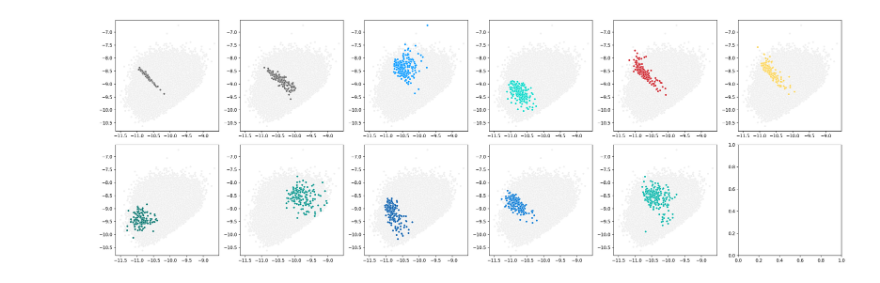
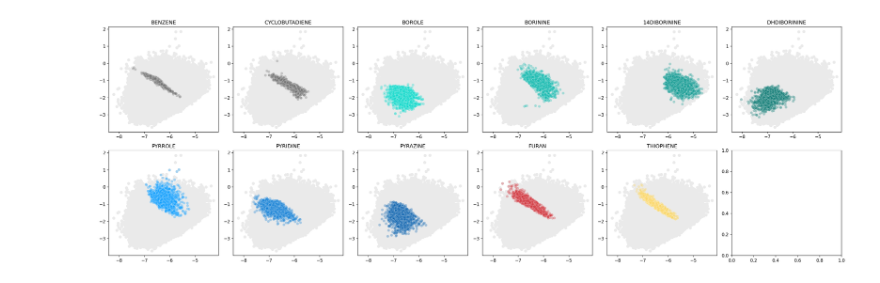
Before and after one commit to e-mayo/compas-analyisis, a Jupyter notebook: notebooks/chemical_space.ipynb, the cells around one changed output. Cells and saved outputs as stored; diff of their text form; code cells hidden in the pictures.

Commit message:
update add interger ticks

```diff
--- a/notebooks/chemical_space.ipynb
+++ b/notebooks/chemical_space.ipynb
@@ -8,40 +16,50 @@ import numpy as np
 # %%
 df = pd.read_csv(".temp/data/compas-2x.csv", index_col=0).query('charge == 0')
+df = pd.read_csv(".temp/data/compas-2x.csv", index_col=0).query('charge == 0')
 # %%
-
 def get_query(bblock):
     query = "benzene != 0 "
     for ring in heterocycles_colors.keys():
         if ring == "benzene": continue
         if ring == bblock:
             query += f"& `{ring}` != 0 "
             continue
         query += f"& `{ring}` == 0 "
     return query
 
-df = df.sample(50000)
 # make a grid plot for each properties n_cols = 6, infer n_rows
 n_cols = 6
 n_rows = int(np.ceil(len(heterocycles_colors) / n_cols))
 
 fig, axes = plt.subplots(nrows=n_rows, ncols=n_cols, figsize=(4 * n_cols, 4 * n_rows), dpi=150,)
 axes = axes.flatten()
 
 for i, (ring, color) in enumerate(heterocycles_colors.items()):
     sns.scatterplot(data=df,
-                    x='homo',y='lumo',s=20,color="#EFEFEF",ax=axes[i] )
+                    x='homo_corr',y='lumo_corr',s=40,color="#EAEAEA",
+                    edgecolor=None,
+                    ax=axes[i])
     sns.scatterplot(data=df.query(get_query(ring)),
-                    x='homo',y='lumo',s=20,color=color,ax=axes[i] )
+                    x='homo_corr',y='lumo_corr',s=40,color=color,
+                    # edgecolor=None,
+                    alpha=0.3,
+                    ax=axes[i] )
     # remove axis
-    # axes[i].set_xlim([-11.5, -8.5])
-    # axes[i].set_ylim([-10.5, -7.5])
-    # set sqaure aspect
-    # axes[i].set_aspect('equal')
-    # set axis off
+    # axes[i].set_xlim([-8, -4])
+    # axes[i].set_ylim([-4, 1])
+    # show only three tickts
+    # axes[i].set_xticks([-8, -6, -4])
+    # axes[i].set_yticks([-4, -2, 0])
+    #set title
+    axes[i].set_title(ring.upper())
+    # show interger ticks
+    axes[i].xaxis.set_major_locator(MaxNLocator(integer=True))
+    axes[i].yaxis.set_major_locator(MaxNLocator(integer=True))
+    # # set axis off
     # axes[i].set_axis_off()
-    # hide x and y labels
+    # hide labels
     axes[i].set_xlabel('')
     axes[i].set_ylabel('')
 plt.tight_layout()
 # %% [output]
-[figure, old version]
+[figure, new version]
```
Also changed, not shown: parts of 2 cells of this notebook.
